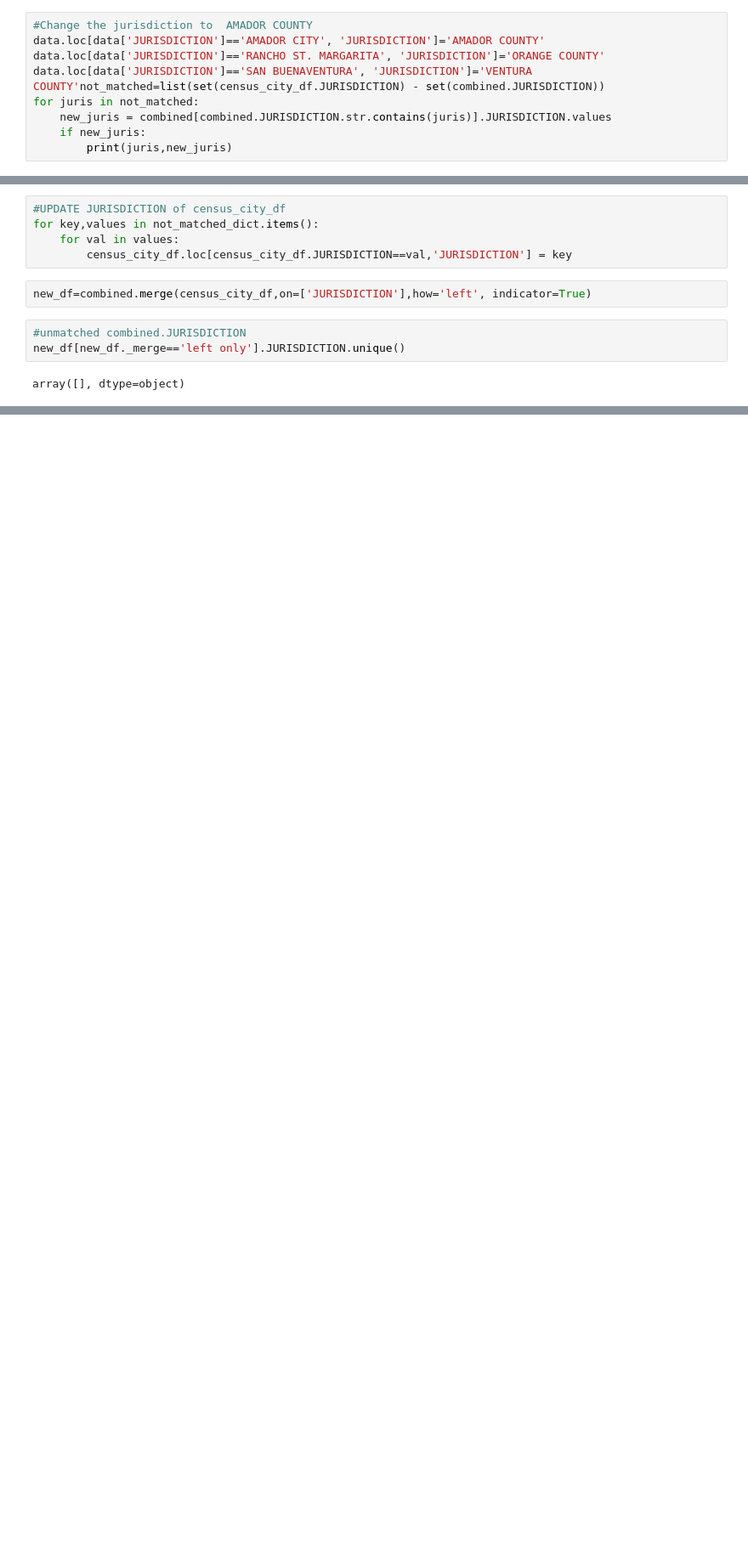
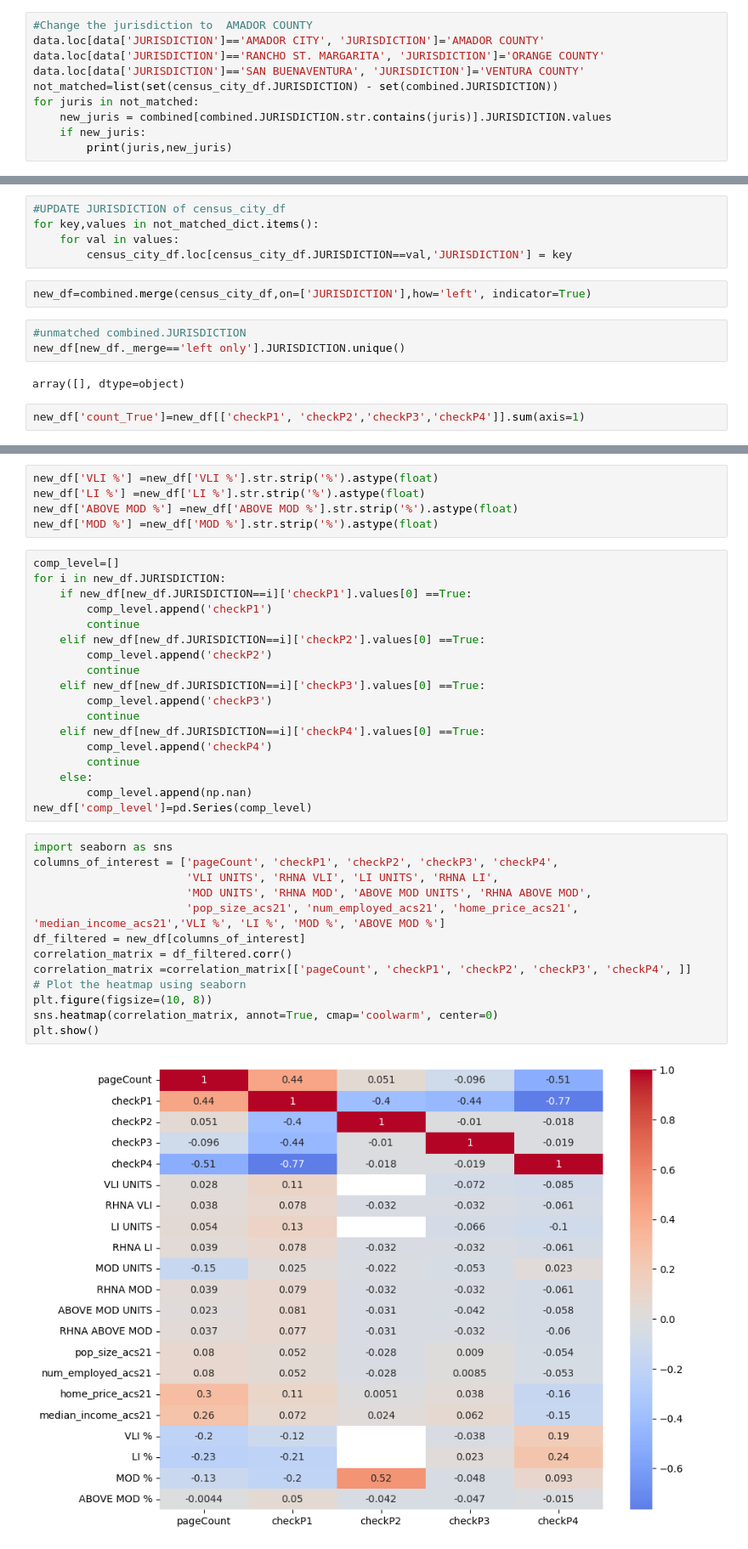
Before and after one commit to anphipolito/HousingElementReviewLettersScraper, a Jupyter notebook: DataAnalysis.ipynb, the cells around one changed output, grey strips where cells are left out. Shown at 85% size. Saved outputs shown, nothing was run; the diff lists cells and outputs as text; blank space fills up the shorter version.

Commit message:
add graphs

```diff
--- a/DataAnalysis.ipynb
+++ b/DataAnalysis.ipynb
@@ -173,7 +171,8 @@ combined[combined._merge == 'left_only']
 #Change the jurisdiction to  AMADOR COUNTY
 data.loc[data['JURISDICTION']=='AMADOR CITY', 'JURISDICTION']='AMADOR COUNTY'
 data.loc[data['JURISDICTION']=='RANCHO ST. MARGARITA', 'JURISDICTION']='ORANGE COUNTY'
-data.loc[data['JURISDICTION']=='SAN BUENAVENTURA', 'JURISDICTION']='VENTURA COUNTY'not_matched=list(set(census_city_df.JURISDICTION) - set(combined.JURISDICTION))
+data.loc[data['JURISDICTION']=='SAN BUENAVENTURA', 'JURISDICTION']='VENTURA COUNTY'
+not_matched=list(set(census_city_df.JURISDICTION) - set(combined.JURISDICTION))
 for juris in not_matched:
     new_juris = combined[combined.JURISDICTION.str.contains(juris)].JURISDICTION.values
     if new_juris:
@@ -408,3 +411,5 @@ new_df=combined.merge(census_city_df,on=['JURISDICTION'],how='left', indicator=T
 new_df[new_df._merge=='left only'].JURISDICTION.unique()
 # %% [output]
 array([], dtype=object)
+# %%
+new_df['count_True']=new_df[['checkP1', 'checkP2','checkP3','checkP4']].sum(axis=1)
@@ -410,0 +425,38 @@ array([], dtype=object)
+# %%
+new_df['VLI %'] =new_df['VLI %'].str.strip('%').astype(float)
+new_df['LI %'] =new_df['LI %'].str.strip('%').astype(float)
+new_df['ABOVE MOD %'] =new_df['ABOVE MOD %'].str.strip('%').astype(float)
+new_df['MOD %'] =new_df['MOD %'].str.strip('%').astype(float)
+# %%
+comp_level=[]
+for i in new_df.JURISDICTION:
+    if new_df[new_df.JURISDICTION==i]['checkP1'].values[0] ==True:
+        comp_level.append('checkP1')
+        continue
+    elif new_df[new_df.JURISDICTION==i]['checkP2'].values[0] ==True:
+        comp_level.append('checkP2')
+        continue
+    elif new_df[new_df.JURISDICTION==i]['checkP3'].values[0] ==True:
+        comp_level.append('checkP3')
+        continue
+    elif new_df[new_df.JURISDICTION==i]['checkP4'].values[0] ==True:
+        comp_level.append('checkP4')
+        continue
+    else:
+        comp_level.append(np.nan)
+new_df['comp_level']=pd.Series(comp_level)
+# %%
+import seaborn as sns
+columns_of_interest = ['pageCount', 'checkP1', 'checkP2', 'checkP3', 'checkP4',
+                       'VLI UNITS', 'RHNA VLI', 'LI UNITS', 'RHNA LI',
+                       'MOD UNITS', 'RHNA MOD', 'ABOVE MOD UNITS', 'RHNA ABOVE MOD',
+                       'pop_size_acs21', 'num_employed_acs21', 'home_price_acs21', 'median_income_acs21','VLI %', 'LI %', 'MOD %', 'ABOVE MOD %']
+df_filtered = new_df[columns_of_interest]
+correlation_matrix = df_filtered.corr()
+correlation_matrix =correlation_matrix[['pageCount', 'checkP1', 'checkP2', 'checkP3', 'checkP4', ]]
+# Plot the heatmap using seaborn
+plt.figure(figsize=(10, 8))
+sns.heatmap(correlation_matrix, annot=True, cmap='coolwarm', center=0)
+plt.show()
+# %% [output]
+[figure, added]
```
Also changed, not shown: parts of 11 cells of this notebook.
